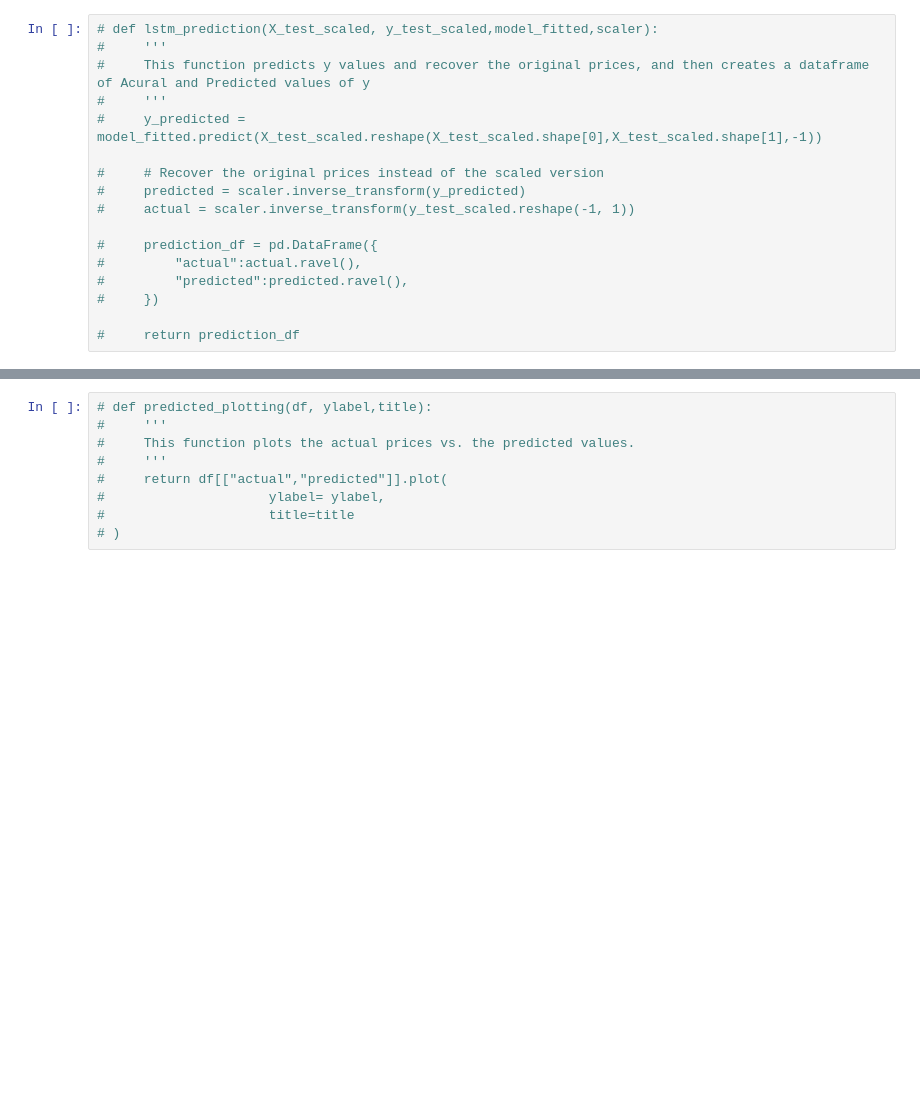
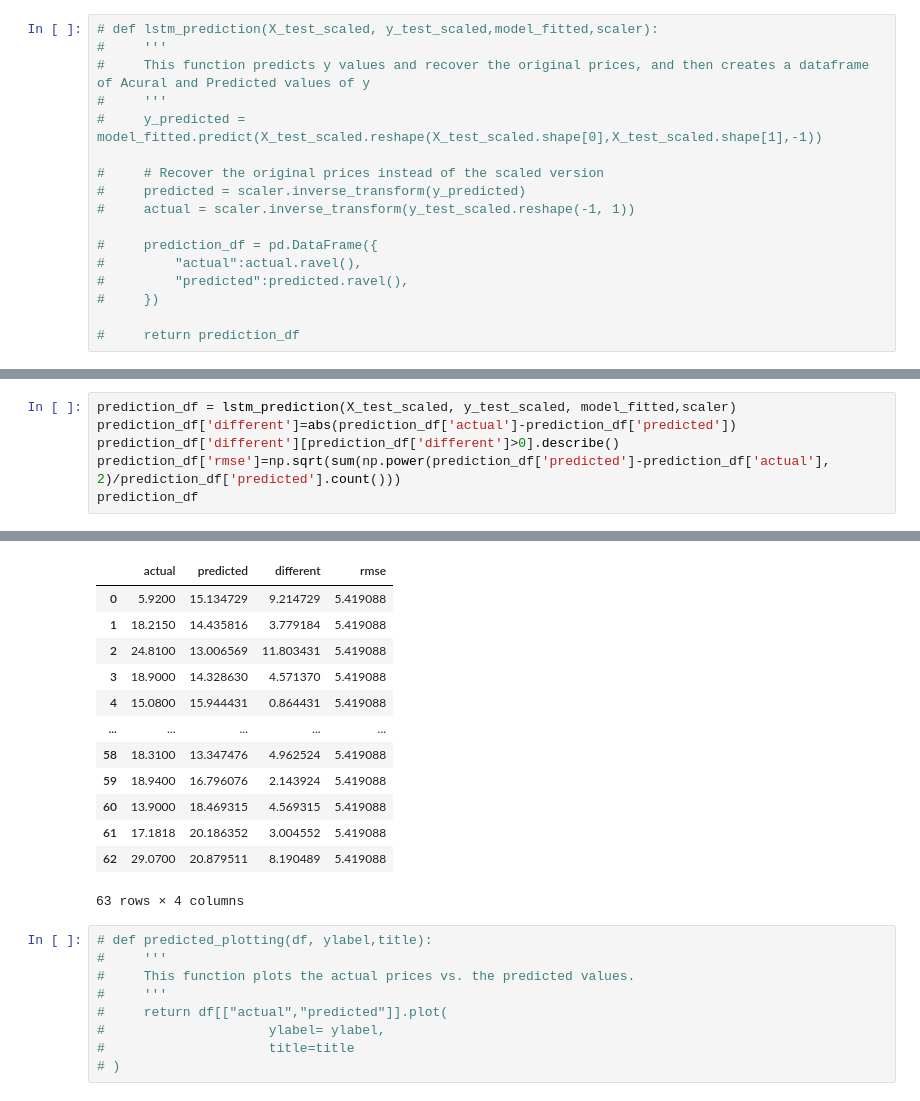
Before and after one commit to laramiedunlap/Project2, a Jupyter notebook: ying.ipynb, the cells around one changed output, grey strips where cells are left out. Drawn from its saved outputs; the diff is of its cells as text; blank space fills up the shorter version.

```diff
--- a/ying.ipynb
+++ b/ying.ipynb
@@ -469,0 +449,7 @@ prediction_df
+# %%
+prediction_df = lstm_prediction(X_test_scaled, y_test_scaled, model_fitted,scaler)
+prediction_df['different']=abs(prediction_df['actual']-prediction_df['predicted'])
+prediction_df['different'][prediction_df['different']>0].describe()
+prediction_df['rmse']=np.sqrt(sum(np.power(prediction_df['predicted']-prediction_df['actual'], 2)/prediction_df['predicted'].count()))
+prediction_df
+# %% [output]
@@ -470,3 +457,16 @@ prediction_df
+|  | actual | predicted | different | rmse |
+| 0 | 5.9200 | 15.134729 | 9.214729 | 5.419088 |
+| 1 | 18.2150 | 14.435816 | 3.779184 | 5.419088 |
+| 2 | 24.8100 | 13.006569 | 11.803431 | 5.419088 |
+| 3 | 18.9000 | 14.328630 | 4.571370 | 5.419088 |
+| 4 | 15.0800 | 15.944431 | 0.864431 | 5.419088 |
+| ... | ... | ... | ... | ... |
+| 58 | 18.3100 | 13.347476 | 4.962524 | 5.419088 |
+| 59 | 18.9400 | 16.796076 | 2.143924 | 5.419088 |
+| 60 | 13.9000 | 18.469315 | 4.569315 | 5.419088 |
+| 61 | 17.1818 | 20.186352 | 3.004552 | 5.419088 |
+| 62 | 29.0700 | 20.879511 | 8.190489 | 5.419088 |
+63 rows × 4 columns
 # %%
 # def predicted_plotting(df, ylabel,title):
 #     '''
```
Also changed, not shown: parts of 14 cells of this notebook, 3 other files.
